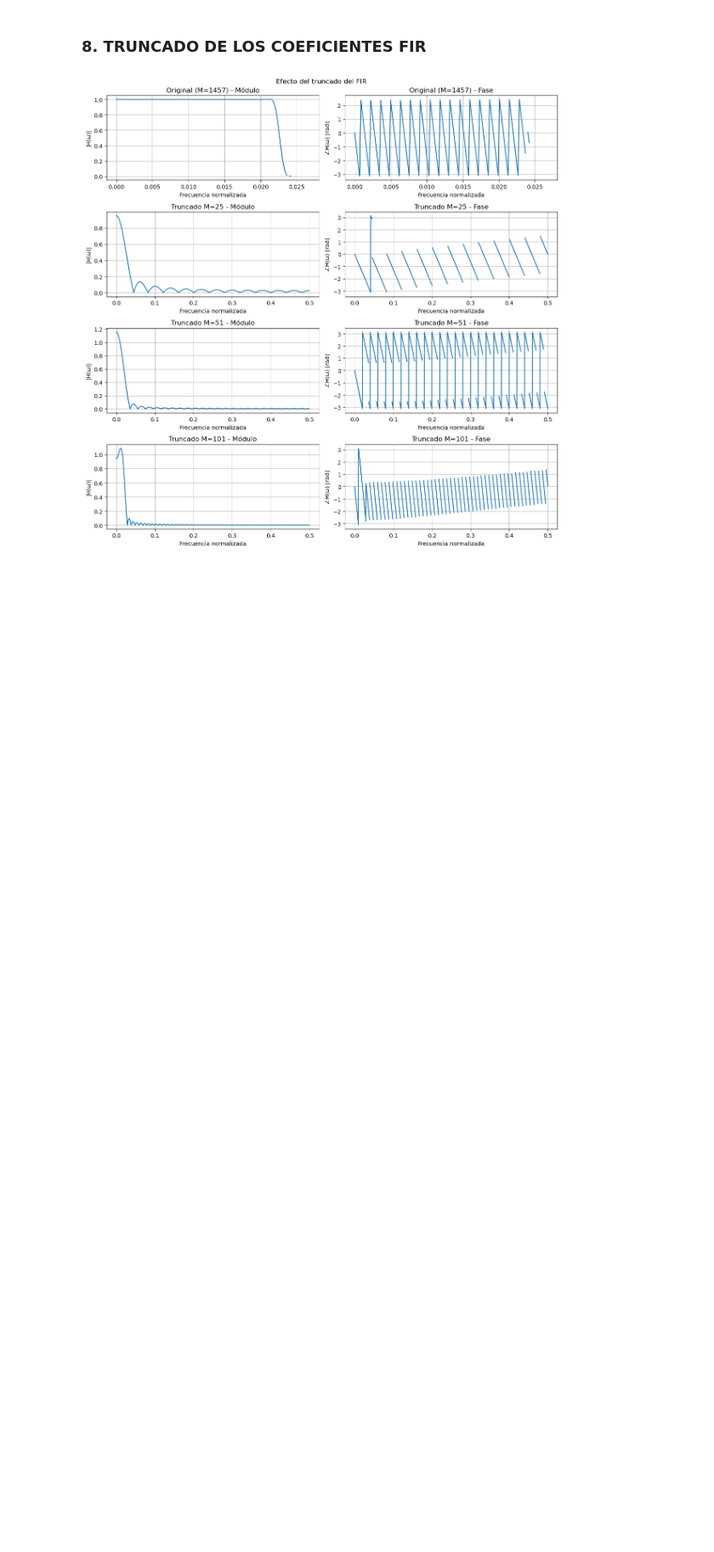
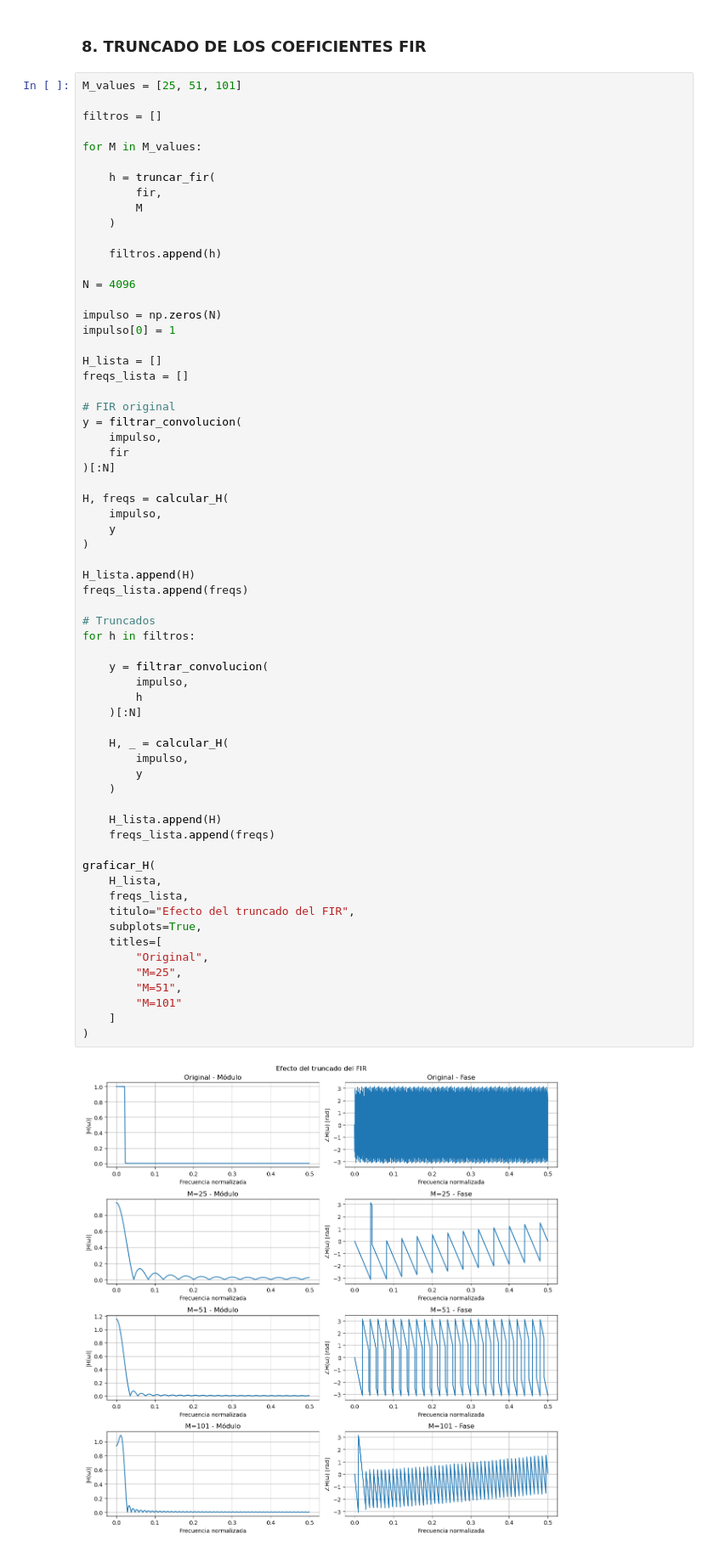
Before and after one commit to notfigure8/TP-DSP-Grupo-5, a Jupyter notebook: notebook_grupo_5.ipynb, the cells around one changed output. Shown at 85% size. Cells and saved outputs as stored; diff of their text form; blank space fills up the shorter version.

```diff
--- a/notebook_grupo_5.ipynb
+++ b/notebook_grupo_5.ipynb
@@ -543,5 +543,68 @@ En el filtro peine se observó que la modificación de coeficientes altera la pr
 # %% [markdown]
 ### 8. TRUNCADO DE LOS COEFICIENTES FIR
 # %%
+M_values = [25, 51, 101]
+
+filtros = []
+
+for M in M_values:
+
+    h = truncar_fir(
+        fir,
+        M
+    )
+
+    filtros.append(h)
+
+N = 4096
+
+impulso = np.zeros(N)
+impulso[0] = 1
+
+H_lista = []
+freqs_lista = []
+
+# FIR original
+y = filtrar_convolucion(
+    impulso,
+    fir
+)[:N]
+
+H, freqs = calcular_H(
+    impulso,
+    y
+)
+
+H_lista.append(H)
+freqs_lista.append(freqs)
+
+# Truncados
+for h in filtros:
+
+    y = filtrar_convolucion(
+        impulso,
+        h
+    )[:N]
+
+    H, _ = calcular_H(
+        impulso,
+        y
+    )
+
+    H_lista.append(H)
+    freqs_lista.append(freqs)
+
+graficar_H(
+    H_lista,
+    freqs_lista,
+    titulo="Efecto del truncado del FIR",
+    subplots=True,
+    titles=[
+        "Original",
+        "M=25",
+        "M=51",
+        "M=101"
+    ]
+)
 # %% [output]
-[figure, old version]
+[figure, new version]
```
